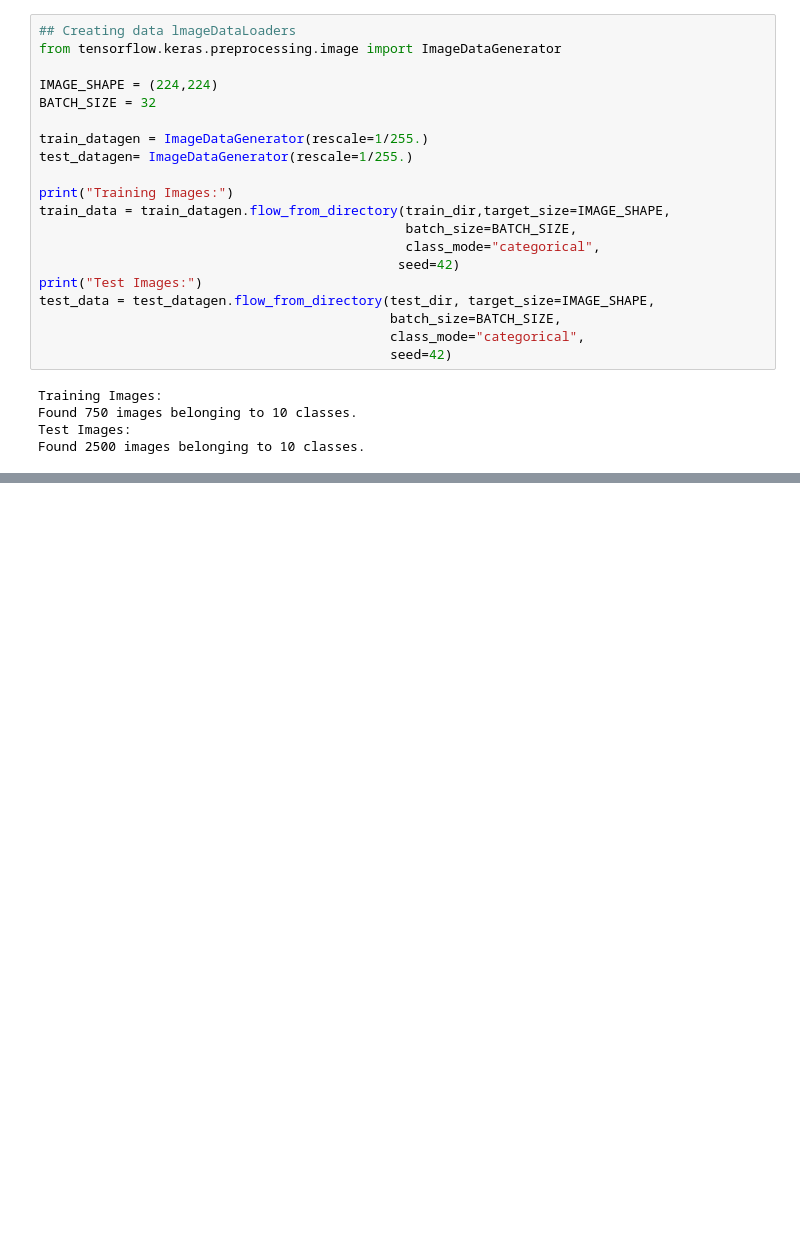
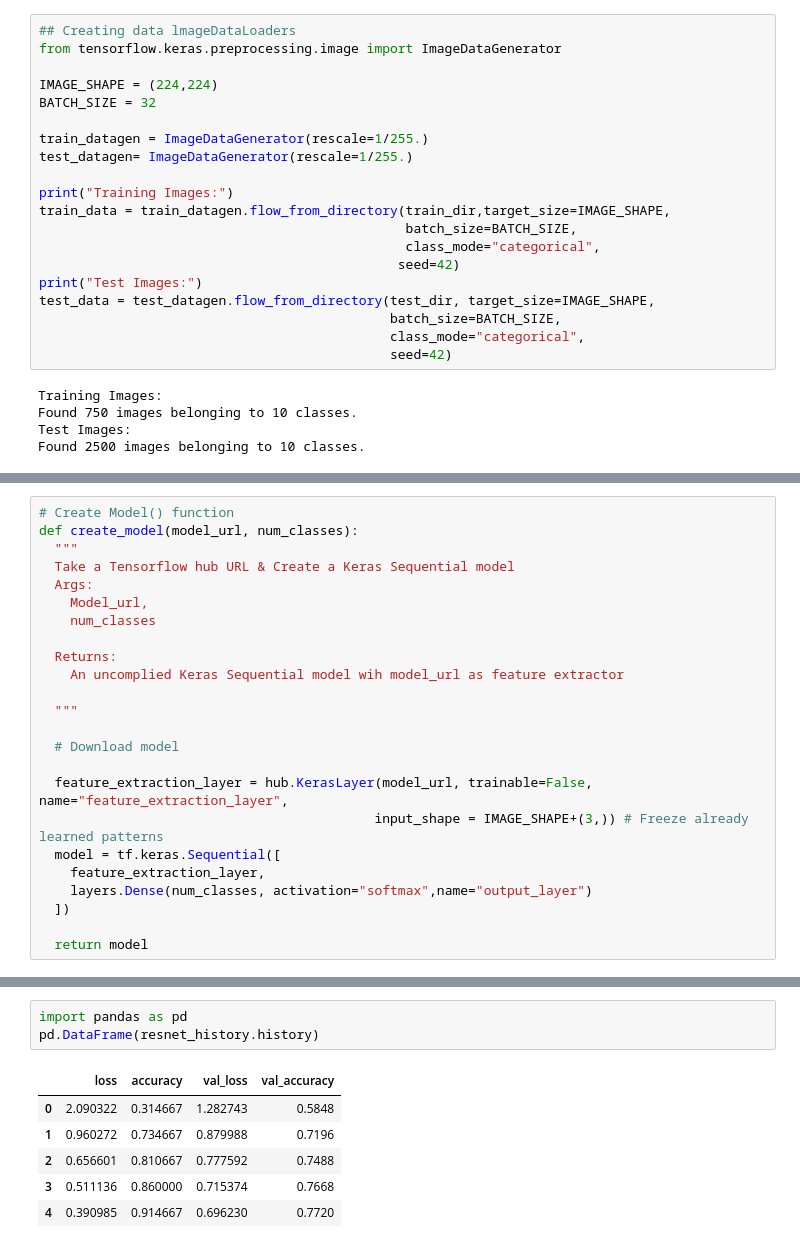
Before and after one commit to kaushikabhishek87/Tensorflow_projects, a Jupyter notebook: 04_Transfer_Learning_Tensorflow_part_1_feature_extraction.ipynb, the cells around one changed output, grey strips where cells are left out. Drawn from its saved outputs; the diff is of its cells as text; blank space fills up the shorter version.

```diff
--- a/04_Transfer_Learning_Tensorflow_part_1_feature_extraction.ipynb
+++ b/04_Transfer_Learning_Tensorflow_part_1_feature_extraction.ipynb
@@ -130,0 +178,24 @@ Found 2500 images belonging to 10 classes.
+# %%
+# Create Model() function
+def create_model(model_url, num_classes):
+  """
+  Take a Tensorflow hub URL & Create a Keras Sequential model
+  Args:
+    Model_url,
+    num_classes
+
+  Returns:
+    An uncomplied Keras Sequential model wih model_url as feature extractor
+
+  """
+
+  # Download model
+
+  feature_extraction_layer = hub.KerasLayer(model_url, trainable=False, name="feature_extraction_layer",
+                                           input_shape = IMAGE_SHAPE+(3,)) # Freeze already learned patterns
+  model = tf.keras.Sequential([
+    feature_extraction_layer,
+    layers.Dense(num_classes, activation="softmax",name="output_layer")
+  ])
+
+  return model
@@ -130,0 +242,10 @@ Found 2500 images belonging to 10 classes.
+# %%
+import pandas as pd
+pd.DataFrame(resnet_history.history)
+# %% [output]
+|  | loss | accuracy | val_loss | val_accuracy |
+| 0 | 2.090322 | 0.314667 | 1.282743 | 0.5848 |
+| 1 | 0.960272 | 0.734667 | 0.879988 | 0.7196 |
+| 2 | 0.656601 | 0.810667 | 0.777592 | 0.7488 |
+| 3 | 0.511136 | 0.860000 | 0.715374 | 0.7668 |
+| 4 | 0.390985 | 0.914667 | 0.696230 | 0.7720 |
```
Also changed, not shown: parts of 21 cells of this notebook.
